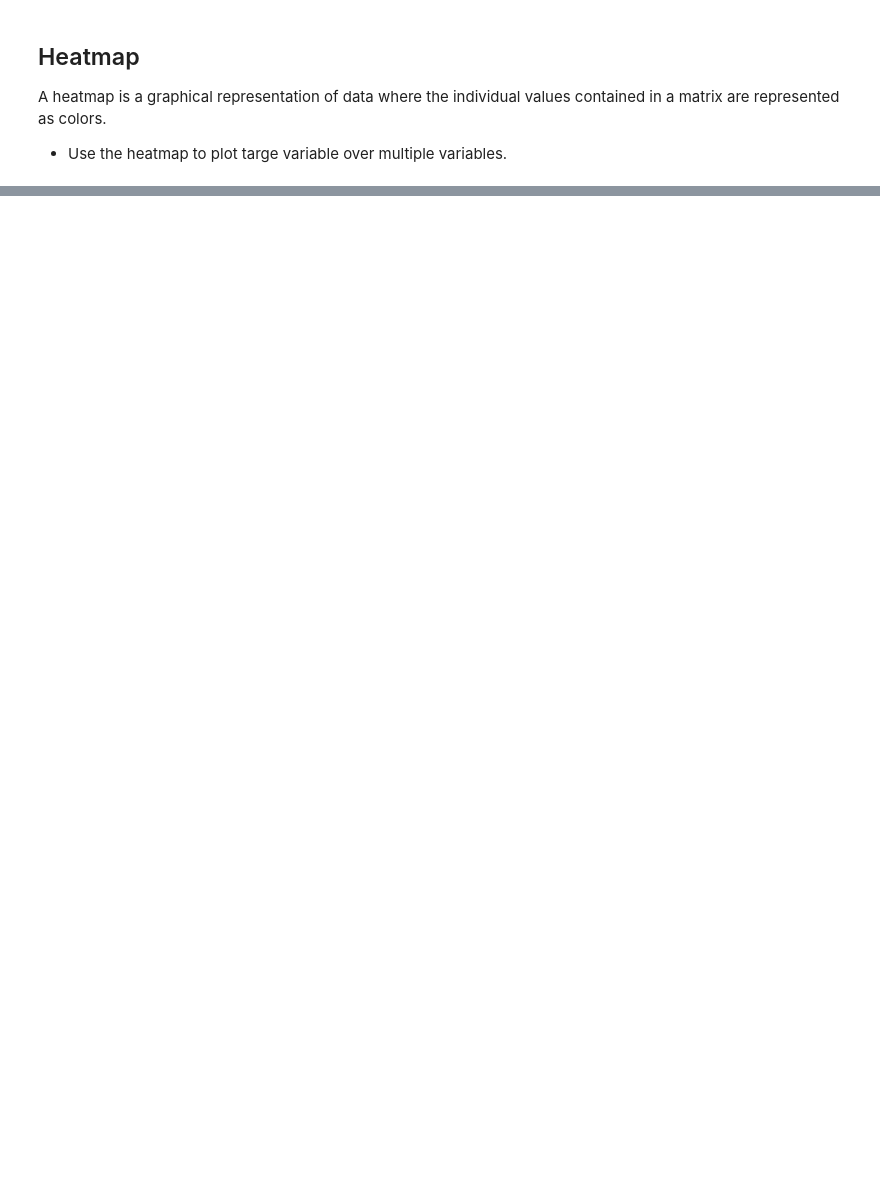
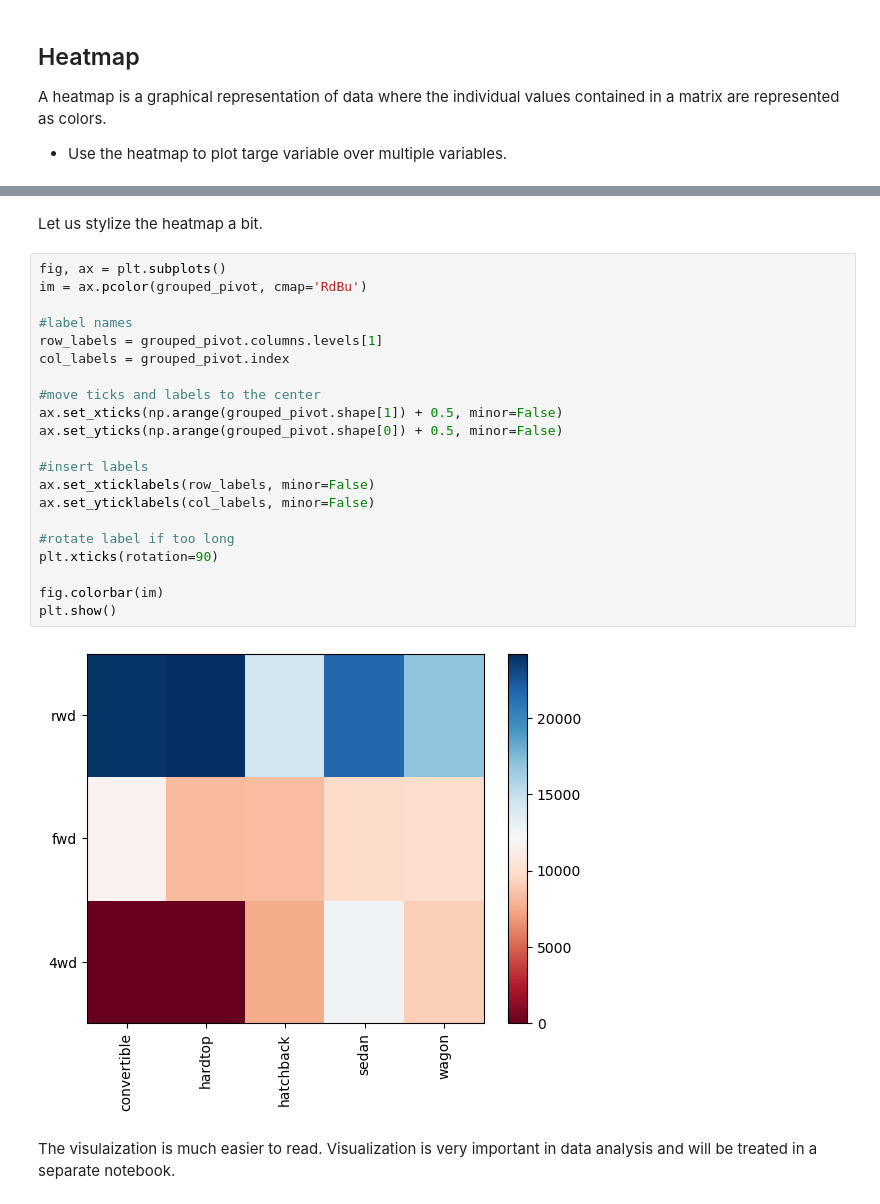
Before and after one commit to sakwensivie/Data_Science_Training, a Jupyter notebook: 02-Data_analysis_fundamentals/02-Exploratory_data_analysis/02-GroupBy.ipynb, the cells around one changed output, grey strips where cells are left out. Cells and saved outputs as stored; diff of their text form; blank space fills up the shorter version.

Commit message:
descriptive analysis

```diff
--- a/02-Data_analysis_fundamentals/02-Exploratory_data_analysis/02-GroupBy.ipynb
+++ b/02-Data_analysis_fundamentals/02-Exploratory_data_analysis/02-GroupBy.ipynb
@@ -39,0 +119,27 @@ A heatmap is a graphical representation of data where the individual values cont
+# %% [markdown]
+Let us stylize the heatmap a bit.
+# %%
+fig, ax = plt.subplots()
+im = ax.pcolor(grouped_pivot, cmap='RdBu')
+
+#label names
+row_labels = grouped_pivot.columns.levels[1]
+col_labels = grouped_pivot.index
+
+#move ticks and labels to the center
+ax.set_xticks(np.arange(grouped_pivot.shape[1]) + 0.5, minor=False)
+ax.set_yticks(np.arange(grouped_pivot.shape[0]) + 0.5, minor=False)
+
+#insert labels
+ax.set_xticklabels(row_labels, minor=False)
+ax.set_yticklabels(col_labels, minor=False)
+
+#rotate label if too long
+plt.xticks(rotation=90)
+
+fig.colorbar(im)
+plt.show()
+# %% [output]
+[figure, added]
+# %% [markdown]
+The visulaization is much easier to read. Visualization is very important in data analysis and will be treated in a separate notebook.
```
Also changed, not shown: parts of 13 cells of this notebook, 3 other files.
